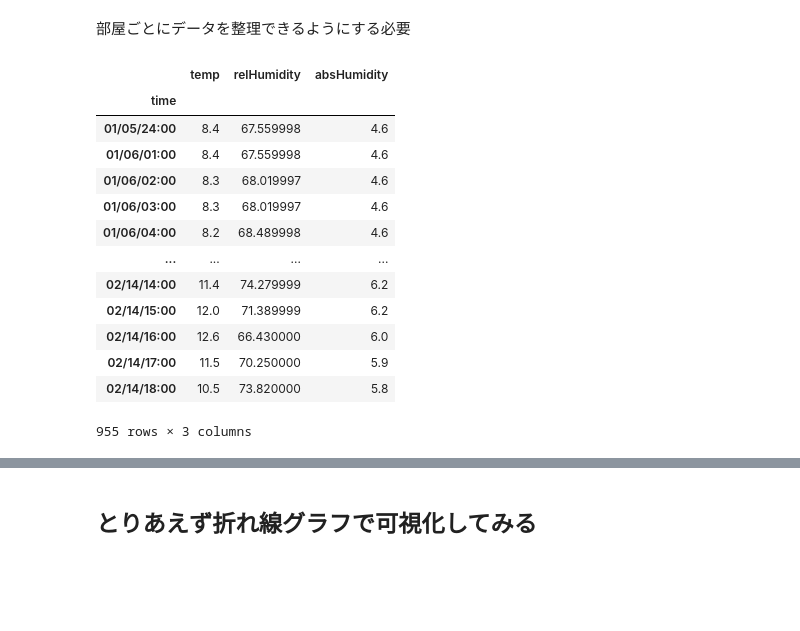
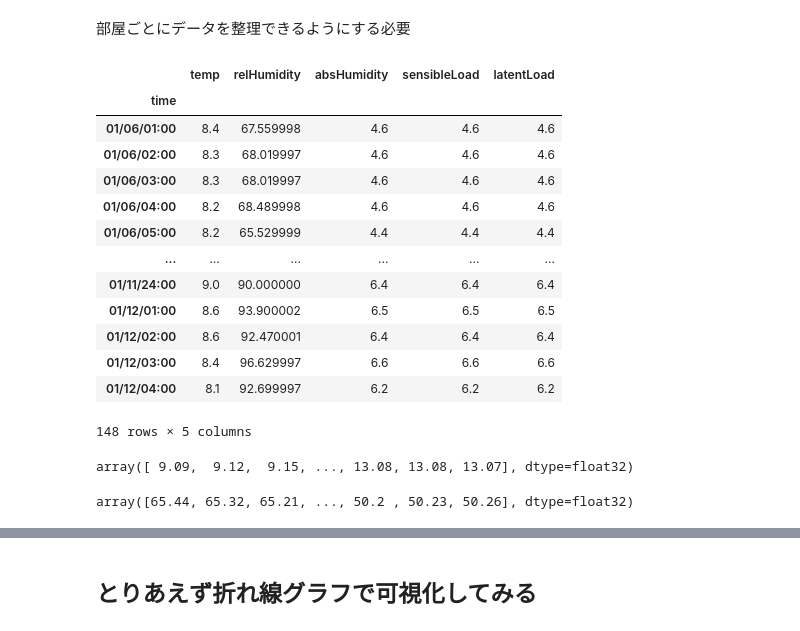
Before and after one commit to becat-oss/therb-notebook, a Jupyter notebook: 時系列データ分析.ipynb, the cells around one changed output, grey strips where cells are left out. Saved outputs shown, nothing was run; the diff lists cells and outputs as text; code cells hidden in the pictures; blank space fills up the shorter version.

Commit message:
temp

```diff
--- a/時系列データ分析.ipynb
+++ b/時系列データ分析.ipynb
@@ -79,17 +79,17 @@ df_room2 = convertToDataframe(resultData[1]['results'])
 # %%
-df_room1
+df_room1["01/06/01:00":"01/12/04:00"]
 # %% [output]
-|  | temp | relHumidity | absHumidity |
-| time |  |  |  |
-| 01/05/24:00 | 8.4 | 67.559998 | 4.6 |
-| 01/06/01:00 | 8.4 | 67.559998 | 4.6 |
-| 01/06/02:00 | 8.3 | 68.019997 | 4.6 |
-| 01/06/03:00 | 8.3 | 68.019997 | 4.6 |
-| 01/06/04:00 | 8.2 | 68.489998 | 4.6 |
-| ... | ... | ... | ... |
-| 02/14/14:00 | 11.4 | 74.279999 | 6.2 |
-| 02/14/15:00 | 12.0 | 71.389999 | 6.2 |
-| 02/14/16:00 | 12.6 | 66.430000 | 6.0 |
-| 02/14/17:00 | 11.5 | 70.250000 | 5.9 |
-| 02/14/18:00 | 10.5 | 73.820000 | 5.8 |
+|  | temp | relHumidity | absHumidity | sensibleLoad | latentLoad |
+| time |  |  |  |  |  |
+| 01/06/01:00 | 8.4 | 67.559998 | 4.6 | 4.6 | 4.6 |
+| 01/06/02:00 | 8.3 | 68.019997 | 4.6 | 4.6 | 4.6 |
+| 01/06/03:00 | 8.3 | 68.019997 | 4.6 | 4.6 | 4.6 |
+| 01/06/04:00 | 8.2 | 68.489998 | 4.6 | 4.6 | 4.6 |
+| 01/06/05:00 | 8.2 | 65.529999 | 4.4 | 4.4 | 4.4 |
+| ... | ... | ... | ... | ... | ... |
+| 01/11/24:00 | 9.0 | 90.000000 | 6.4 | 6.4 | 6.4 |
+| 01/12/01:00 | 8.6 | 93.900002 | 6.5 | 6.5 | 6.5 |
+| 01/12/02:00 | 8.6 | 92.470001 | 6.4 | 6.4 | 6.4 |
+| 01/12/03:00 | 8.4 | 96.629997 | 6.6 | 6.6 | 6.6 |
+| 01/12/04:00 | 8.1 | 92.699997 | 6.2 | 6.2 | 6.2 |
-955 rows × 3 columns
+148 rows × 5 columns
@@ -95,0 +99,8 @@ df_room1
+# %%
+tempArray
+# %% [output]
+array([ 9.09,  9.12,  9.15, ..., 13.08, 13.08, 13.07], dtype=float32)
+# %%
+humidArray
+# %% [output]
+array([65.44, 65.32, 65.21, ..., 50.2 , 50.23, 50.26], dtype=float32)
```
Also changed, not shown: parts of 15 cells of this notebook, 1 other file.
